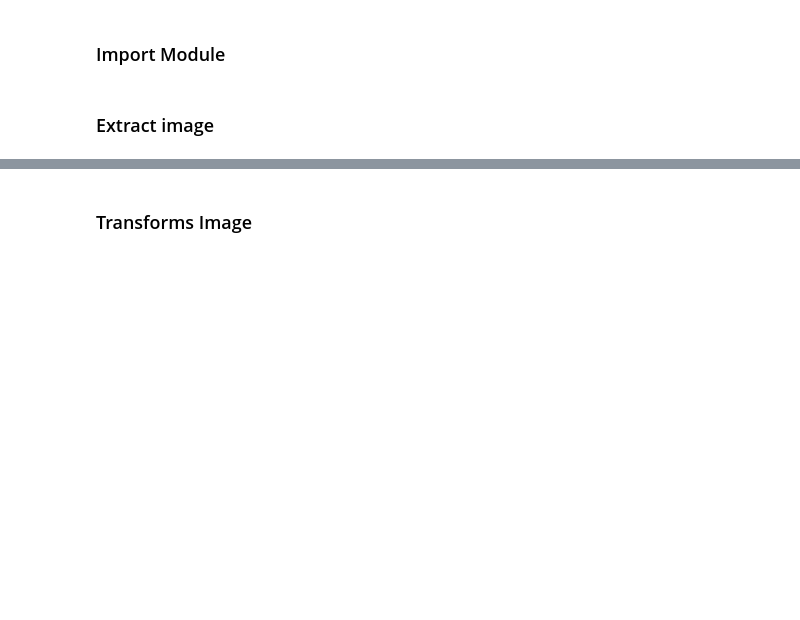
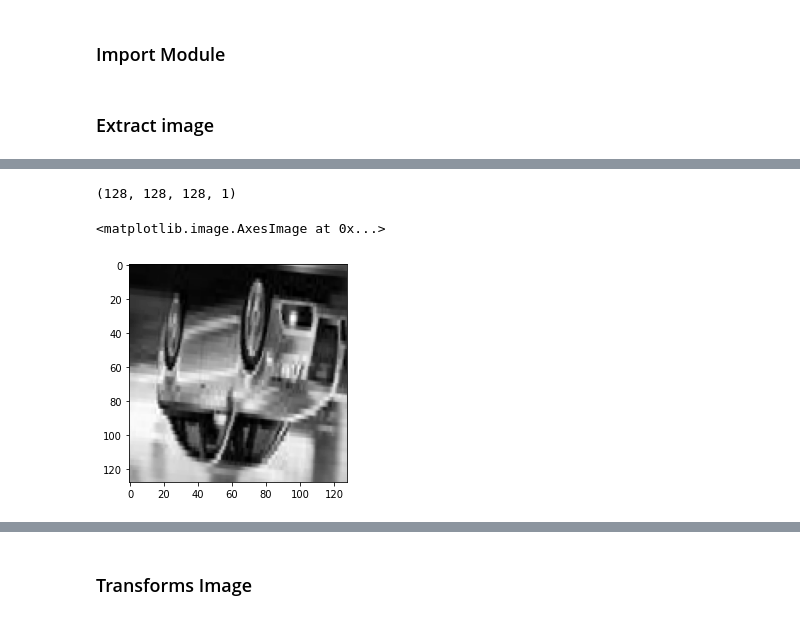
Before and after one commit to GTHGHT/PA_KB_B2_20_5, a Jupyter notebook: src/main.ipynb, the cells around one changed output, grey strips where cells are left out. Saved outputs shown, nothing was run; the diff lists cells and outputs as text; code cells hidden in the pictures; blank space fills up the shorter version.

```diff
--- a/src/main.ipynb
+++ b/src/main.ipynb
@@ -7,5 +9,25 @@ from keras.layers import Activation, Dropout, Flatten, Dense, Conv2D, MaxPooling
 # %% [markdown]
 ### Extract image
+# %%
+image_gen = ImageDataGenerator(
+        rescale=1./255,
+        rotation_range=20,
+        brightness_range=(0.5,1.0),
+        shear_range=0.2,
+        zoom_range=(0.8,1.0),
+        fill_mode='nearest',
+        horizontal_flip=True,
+        vertical_flip=True,
+        validation_split=0.3
+)
+
+val_gen = ImageDataGenerator(
+    rescale=1./255,
+)
+
+test_gen = ImageDataGenerator(
+    rescale=1./255,
+)
 # %%
 image_shape = (128, 128, 1)
 batch_size = 128
@@ -41,0 +34,17 @@ Found 1210 files belonging to 7 classes.
+# %%
+train_img = image_gen.flow_from_directory(
+    r'C:\xampp\htdocs\PA\PA_KB_B2_20_5\datasets\train',
+    target_size=image_shape[:-1],
+    batch_size=batch_size,
+    class_mode='categorical',
+    color_mode = 'grayscale',
+    subset='training'
+)
+validation_img = image_gen.flow_from_directory(
+    r'C:\xampp\htdocs\PA\PA_KB_B2_20_5\datasets\train',
+    target_size=image_shape[:-1],
+    batch_size=64,
+    class_mode='categorical',
+    color_mode = 'grayscale',
+    subset='validation'
+)
@@ -41,0 +73,2 @@ Found 1210 files belonging to 7 classes.
+# %%
+image, label = train_img.next()
@@ -41,0 +99,11 @@ Found 1210 files belonging to 7 classes.
+# %%
+print(image.shape)
+# %% [output]
+(128, 128, 128, 1)
+# %%
+gambar = tf.reshape(image[3],(128,128))
+# %%
+plt.imshow(gambar,cmap = 'gray')
+# %% [output]
+<matplotlib.image.AxesImage at 0x...>
+[figure, added]
```
Also changed, not shown: parts of 16 cells of this notebook.
